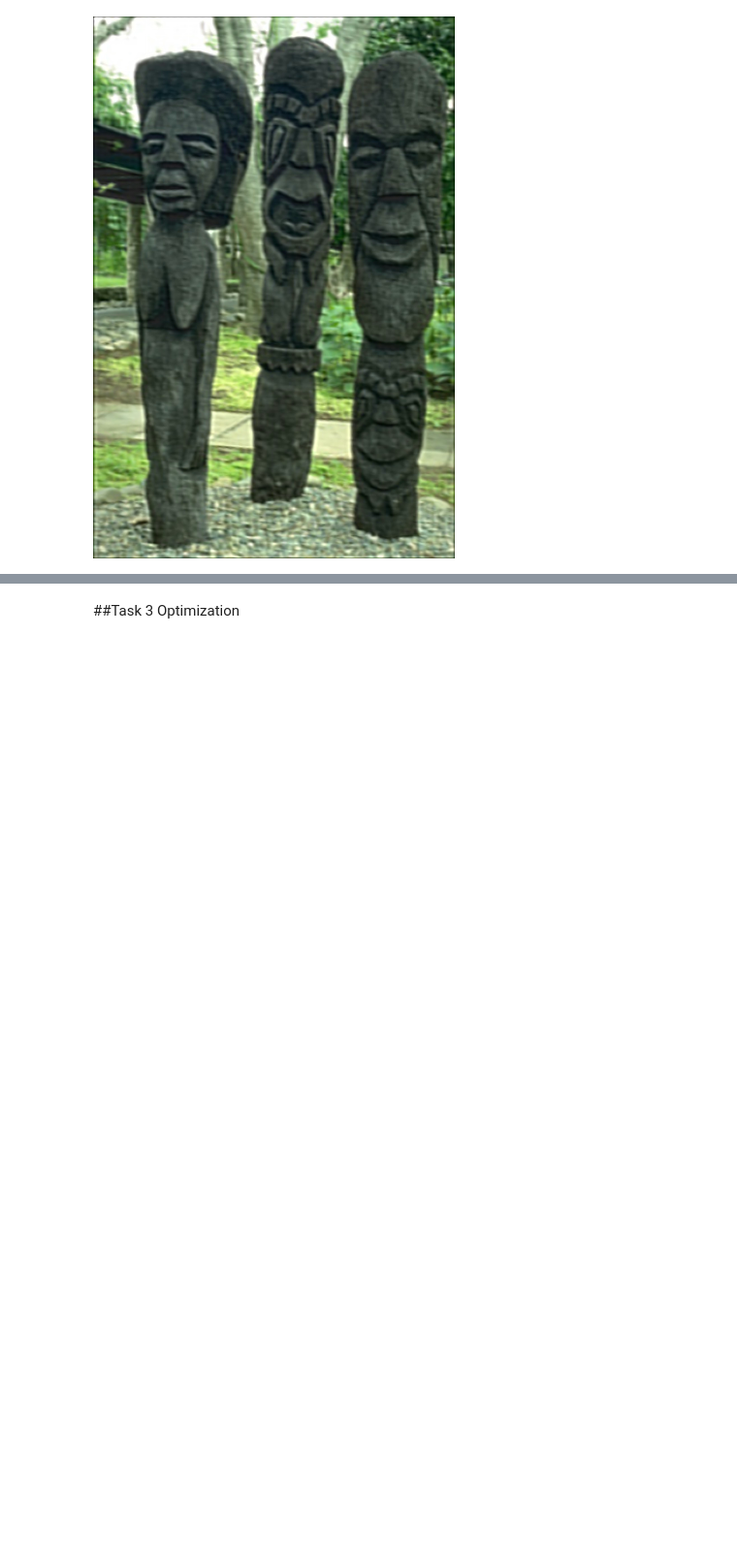
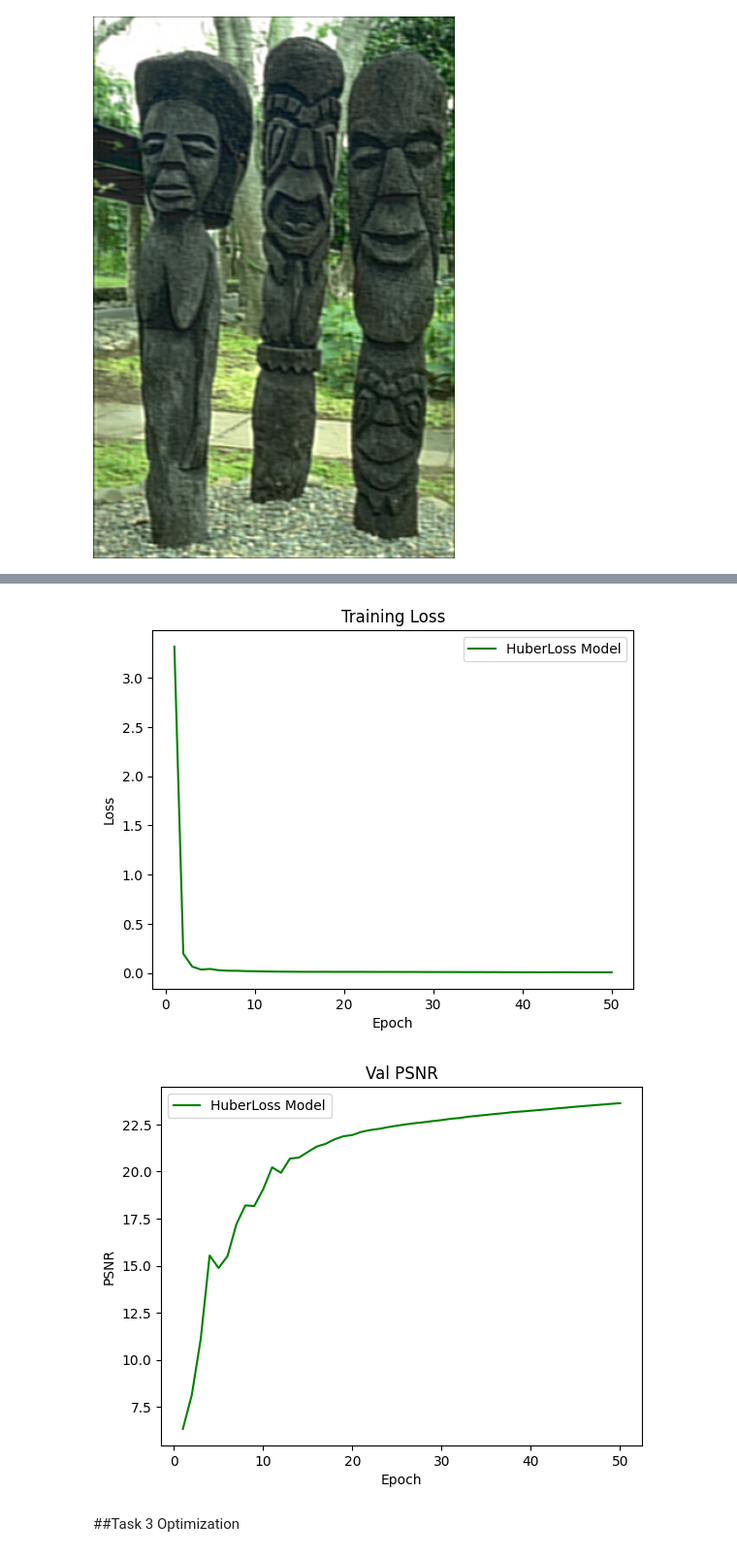
Before and after one commit to yukanaya24/project-1_cvbasic, a Jupyter notebook: super_resolution.ipynb, the cells around one changed output, grey strips where cells are left out. Shown at 97% size. Saved outputs shown, nothing was run; the diff lists cells and outputs as text; code cells hidden in the pictures; blank space fills up the shorter version.

```diff
--- a/super_resolution.ipynb
+++ b/super_resolution.ipynb
@@ -495,4 +575,34 @@ Epoch: 50
 Checkpoint saved to model_l1loss_epoch_50.pth
+# %%
+# 結果のプロット
+plt.figure()
+plt.plot(
+    range(1, args['nEpochs'] + 1),
+    base_train_errors,
+    'g',
+    label=f'{loss_fn_name} Model'
+)
+plt.title('Training Loss')
+plt.xlabel('Epoch')
+plt.ylabel('Loss')
+plt.legend()
+plt.show()
+
+plt.figure()
+plt.plot(
+    range(1, args['nEpochs'] + 1),  # 範囲
+    test_psnrs,  # 値のリスト
+    'g',  # 色
+    label = f'{loss_fn_name} Model'
+)
+plt.title('Val PSNR')
+plt.xlabel('Epoch')
+plt.ylabel('PSNR')
+plt.legend()
+plt.show()
+# %% [output]
+[figure, added]
+[figure, added]
 # %% [markdown]
 ##Task 3 Optimization
 # %% [markdown]
```
Also changed, not shown: parts of 42 cells of this notebook.
